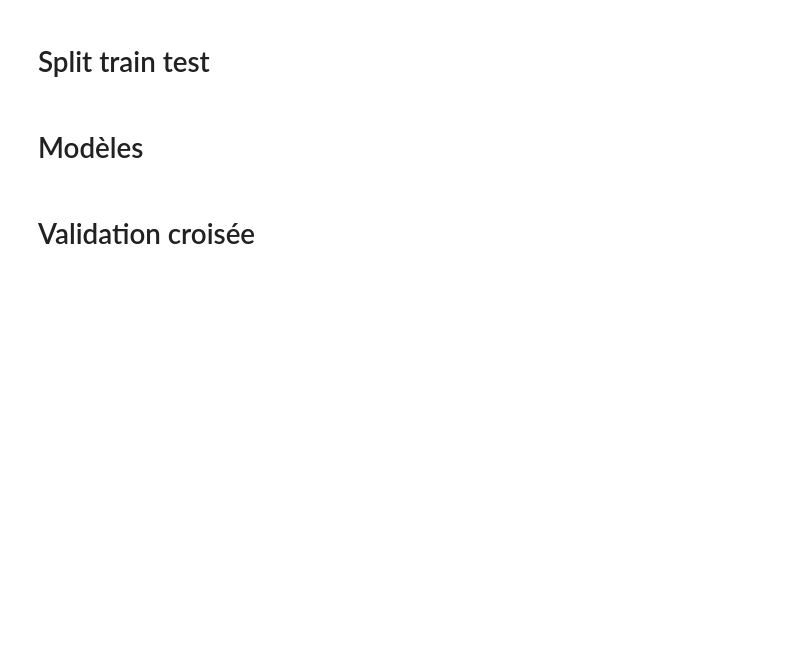
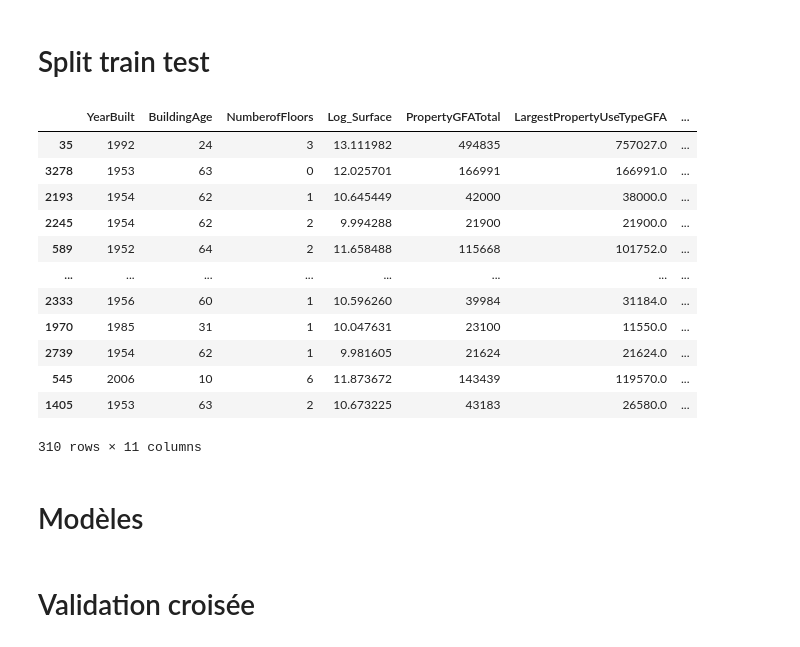
Before and after one commit to mansour-ndoye/projet5elec, a Jupyter notebook: data/energie.ipynb, the cells around one changed output. Cells and saved outputs as stored; diff of their text form; code cells hidden in the pictures; blank space fills up the shorter version.

```diff
--- a/data/energie.ipynb
+++ b/data/energie.ipynb
@@ -187,8 +186,24 @@ X_train, X_test, y_train, y_test = train_test_split(
     test_size=0.2,
     random_state=42
 )
-# %% [markdown]
-# Modèles
+# %%
+display(X_test)
+# %% [output]
+|  | YearBuilt | BuildingAge | NumberofFloors | Log_Surface | PropertyGFATotal | LargestPropertyUseTypeGFA | ... |
+| 35 | 1992 | 24 | 3 | 13.111982 | 494835 | 757027.0 | ... |
+| 3278 | 1953 | 63 | 0 | 12.025701 | 166991 | 166991.0 | ... |
+| 2193 | 1954 | 62 | 1 | 10.645449 | 42000 | 38000.0 | ... |
+| 2245 | 1954 | 62 | 2 | 9.994288 | 21900 | 21900.0 | ... |
+| 589 | 1952 | 64 | 2 | 11.658488 | 115668 | 101752.0 | ... |
+| ... | ... | ... | ... | ... | ... | ... | ... |
+| 2333 | 1956 | 60 | 1 | 10.596260 | 39984 | 31184.0 | ... |
+| 1970 | 1985 | 31 | 1 | 10.047631 | 23100 | 11550.0 | ... |
+| 2739 | 1954 | 62 | 1 | 9.981605 | 21624 | 21624.0 | ... |
+| 545 | 2006 | 10 | 6 | 11.873672 | 143439 | 119570.0 | ... |
+| 1405 | 1953 | 63 | 2 | 10.673225 | 43183 | 26580.0 | ... |
+310 rows × 11 columns
+# %% [markdown]
+# Modèles
 # %%
 models = {
     "LinearRegression": LinearRegression(),
```
Also changed, not shown: parts of 5 cells of this notebook, 10 other files.
